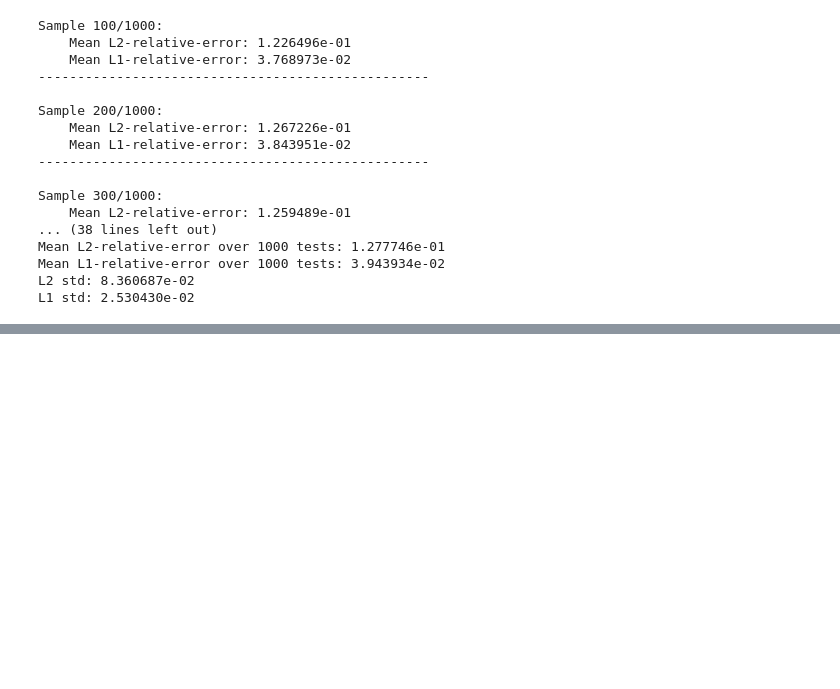
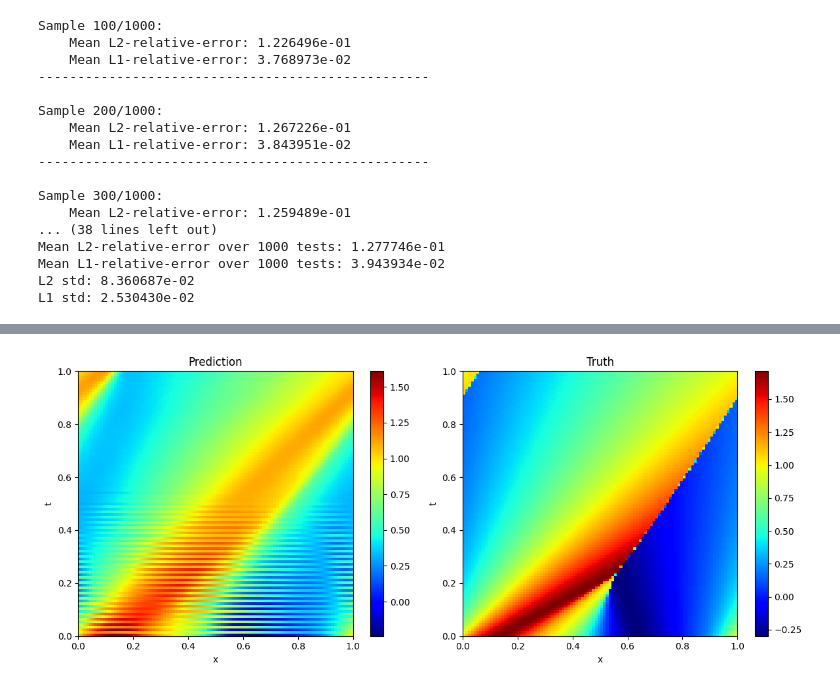
Before and after one commit to nhungpham-418/PI-FNO-reproduce, a Jupyter notebook: Results/FNO-burgers-nu-0-data-0-pde-1-ic-10-64-5.ipynb, the cells around one changed output, grey strips where cells are left out. Saved outputs shown, nothing was run; the diff lists cells and outputs as text; code cells hidden in the pictures; blank space fills up the shorter version.

```diff
--- a/Results/FNO-burgers-nu-0-data-0-pde-1-ic-10-64-5.ipynb
+++ b/Results/FNO-burgers-nu-0-data-0-pde-1-ic-10-64-5.ipynb
@@ -511,0 +514,18 @@ L1 std: 2.530430e-02
+# %%
+# Load the test data
+import scipy.io
+
+# Load the file
+mat_data = scipy.io.loadmat('../data/test_data/burgers_test_x100_t101_1000_new.mat')
+
+# View the keys (variable names) inside the file
+print(mat_data.keys())
+
+# Access a specific variable (e.g., if you had a variable named 'my_array')
+data_dict = {
+    'x' : mat_data['input'],
+    'y' : mat_data['output']
+}
+
+formatted_inputs = format_burgers_data(data_dict)
+formatted_inputs.shape
@@ -511,0 +536,69 @@ L1 std: 2.530430e-02
+# %%
+import matplotlib.pyplot as plt
+
+k = np.random.randint(1000)
+
+x, y = torch.tensor(formatted_inputs[k:k+1], dtype=torch.float32).to(device), torch.tensor(data_dict["y"][k:k+1], dtype=torch.float32).to(device)
+
+print("Input shape: ", x.shape)
+print("Output shape: ", y.shape)
+print("\n")
+
+out = model(x).reshape(y.shape)
+
+data_loss = torch.norm(out - y, p=1) / torch.norm(y, p=1)
+
+print(f'==Relative L1 error mean: {data_loss.item() : .6f}==\n')
+
+# Plot
+print("Ground Truth")
+u_truth = y[0].detach().cpu().numpy()
+xs = np.linspace(0, 1, 101)
+u_pred = out[0].detach().cpu().numpy()
+
+# Plot ground truth
+plt.figure(figsize=(12, 5))
+
+plt.subplot(1, 2, 1)
+plt.imshow(u_pred, extent=[0, 1, 0, 1], origin="lower", aspect="auto", cmap="jet")#, vmin=np.min(u_truth), vmax=np.max(u_truth))
+plt.title("Prediction")
+plt.colorbar()
+plt.xlabel('x')
+plt.ylabel('t')
+
+plt.subplot(1, 2, 2)
+plt.imshow(u_truth, extent=[0, 1, 0, 1], origin="lower", aspect="auto", cmap="jet", vmin=np.min(u_truth), vmax=np.max(u_truth))
+plt.title("Truth")
+plt.colorbar()
+plt.xlabel('x')
+plt.ylabel('t')
+
+plt.tight_layout()
+plt.show()
+
+# Compute error
+print("L1-relative erros: ", data_loss)
+
+print("Snapshot at time 0.65")
+u_snapshot_pred = u_pred[65]
+
+# Plot
+plt.figure(figsize=(10, 5))
+plt.plot(xs[:-1], u_truth[65, :], label="Truth")
+plt.plot(xs[:-1], u_snapshot_pred, label="Predict")
+plt.title("Snapshot at time t=0.65")
+plt.legend()
+plt.show()
+
+print("Snapshot L1-relative erros: ", np.linalg.norm(u_truth[65]-u_snapshot_pred, ord=1) / np.linalg.norm(u_truth[65], ord=1))
+
+# Plot error
+err = np.abs(u_pred - u_truth)
+plt.figure(figsize=(6.8,5.25))
+plt.imshow(err, extent=[0, 1, 0, 1], origin="lower", aspect="auto", cmap="magma", vmin=0, vmax=np.max(u_truth))
+plt.title("Error")
+plt.colorbar()
+plt.xlabel('x')
+plt.ylabel('t')
+plt.show()
+# %% [output]
@@ -511,0 +612 @@ L1 std: 2.530430e-02
+[figure, added]
```
Also changed, not shown: parts of 3 cells of this notebook, 1 other file.
